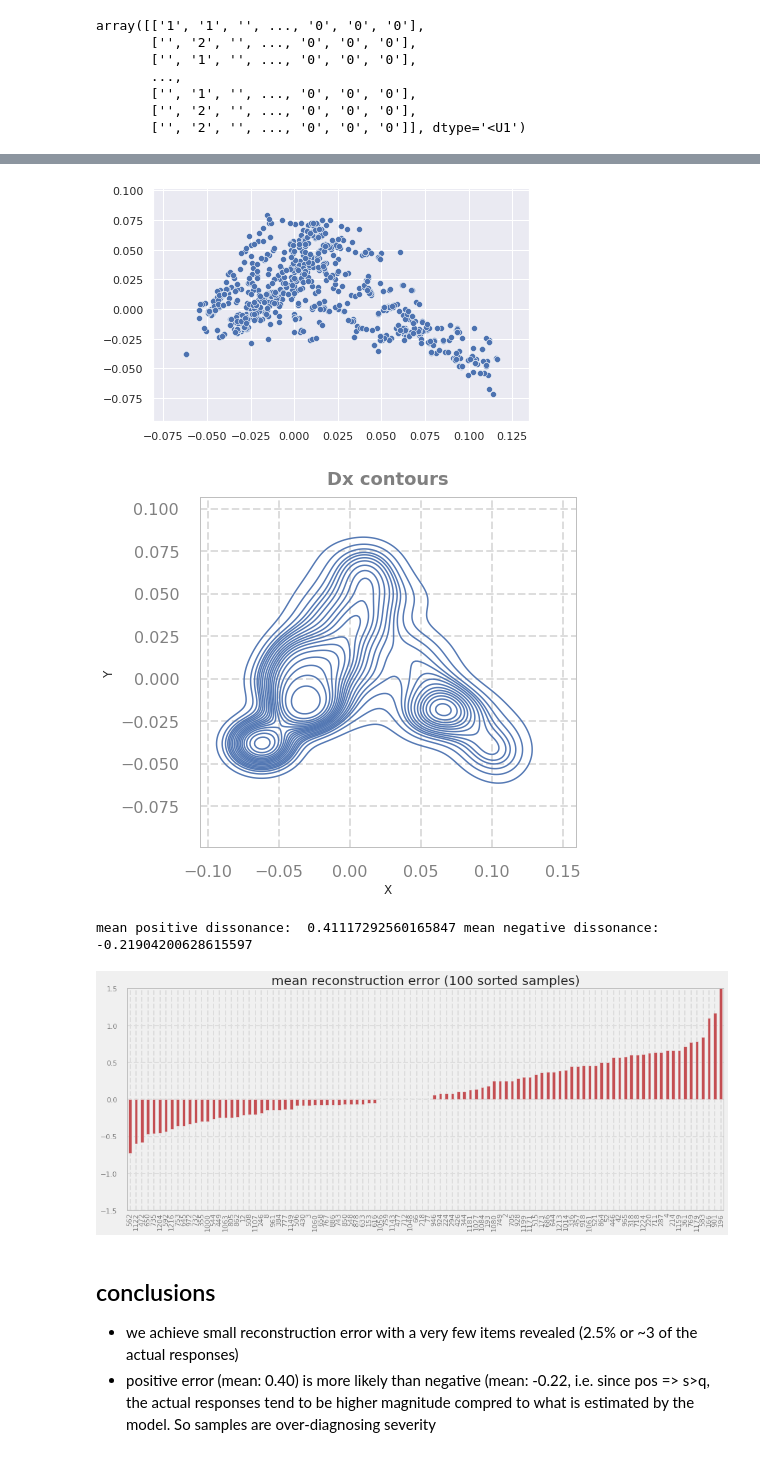
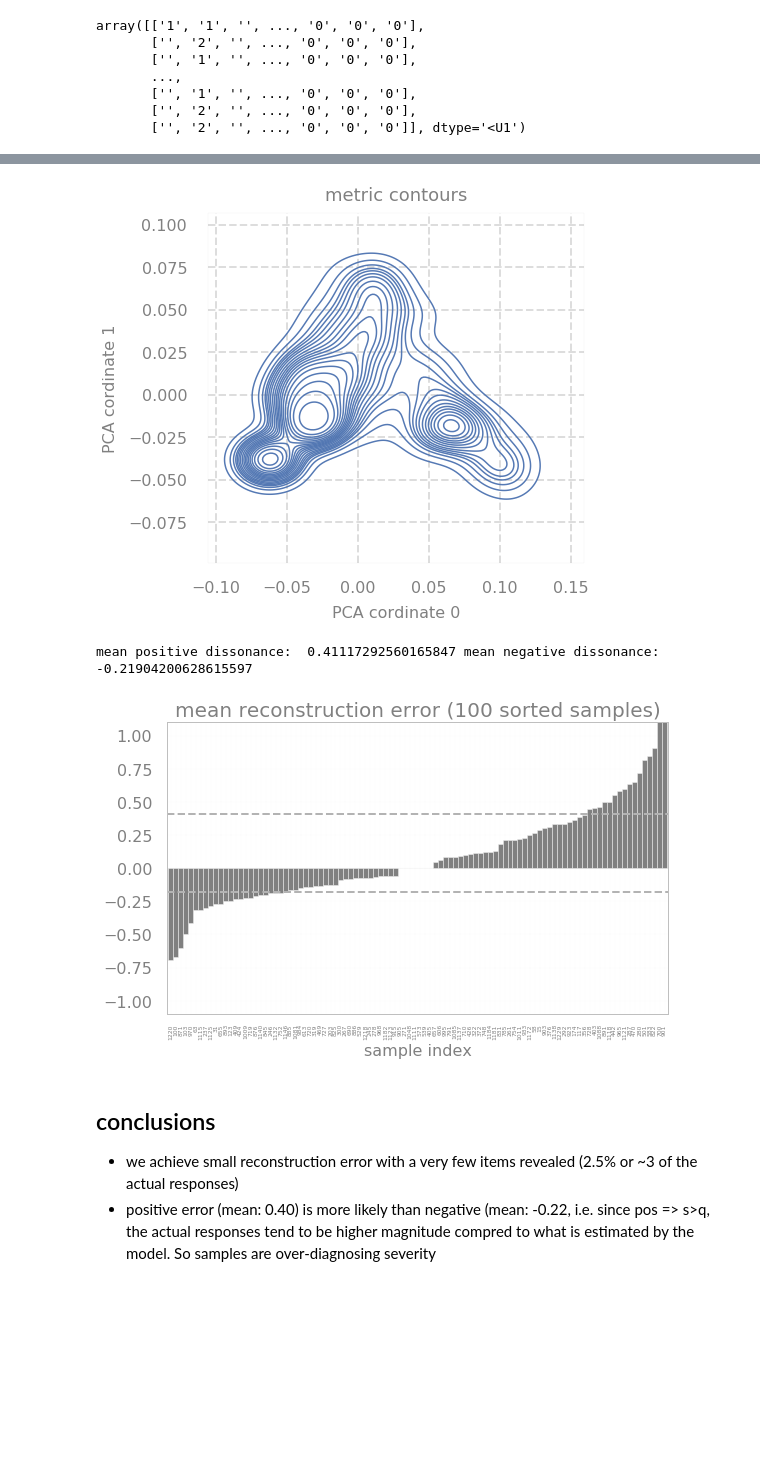
Before and after one commit to zeroknowledgediscovery/zcad, a Jupyter notebook: qanalysis/surveyNet001-bondcourt.ipynb, the cells around one changed output, grey strips where cells are left out. Saved outputs shown, nothing was run; the diff lists cells and outputs as text; code cells hidden in the pictures; blank space fills up the shorter version.

```diff
--- a/qanalysis/surveyNet001-bondcourt.ipynb
+++ b/qanalysis/surveyNet001-bondcourt.ipynb
@@ -116,14 +191,12 @@ ef=pca.fit_transform(xf)
 
 pd.DataFrame(ef).to_csv(PCAEFILE,header=None,index=None)
 
-sns.scatterplot(x=ef[:,0],y=ef[:,1]);
+#sns.scatterplot(x=ef[:,0],y=ef[:,1]);
 #plt.legend(bbox_to_anchor=(1.05, 1), loc=2, borderaxespad=0.);
-# %% [output]
-[figure, removed]
 # %%
 def varname(x):
     if x:
-        return '~False'
+        return 'False'
     return 'True'
 plt.style.use('fivethirtyeight')
 fig=plt.figure(figsize=[6,6])
@@ -136,7 +209,7 @@ pf=pd.DataFrame(ef,columns=['X','Y'])#.assign(ido=LABEL)
 #pf['dx']=[varname(x) for x in pf.dx]
 ax=sns.kdeplot(x='X',y='Y',fill=False,data=pf,alpha=.95,lw=2,levels=20,thresh=.05,palette=['.5','r'],fontsize=16)
 
-ax.set_title('Dx contours',fontsize=18,fontweight='bold',y=1.02,color='.5')
+ax.set_title('metric contours',fontsize=18,y=1.02,color='.5')
 plt.setp(ax.get_xticklabels(), fontsize=16,y=-.02)
 plt.setp(ax.get_yticklabels(), fontsize=16)
 #plt.setp(ax2.get_yticklabels(), fontsize=16)
@@ -149,16 +222,19 @@ ax.spines['right'].set_color('.75')
 ax.spines['left'].set_color('.75')
 ##ax.set_xlim(-100,100);
 ax.grid(color='#dddddd', linestyle='--', linewidth=2)
-plt.setp(ax.spines.values(), linewidth=1)
+plt.setp(ax.spines.values(), linewidth=.1)
 ax.tick_params(axis='x', colors='.5')    #setting up X-axis tick color to red
 ax.tick_params(axis='y', colors='.5',pad=15)  #setting up Y-axis tick color to black
 #ax.set_ylabel('density',fontsize=16,color='.5',labelpad=10)
 #ax.legend(fontsize=16)
+ax.set_ylabel('PCA cordinate 1',fontsize=16,color='.5',labelpad=10)
+ax.set_xlabel('PCA cordinate 0',fontsize=16,color='.5',labelpad=10)
+#ax.legend(fontsize=16)
 
 
 plt.savefig(OUTPUTDIR+'dxcontour'+'.png',dpi=600,bbox_inches='tight',transparent=True)
 # %% [output]
-[figure, old version]
+[figure, new version]
 # %%
 # the null response
 s_null=['']*len(X[0])
@@ -243,40 +319,39 @@ if REGEN:
     DF.to_csv(PREF+'Recon10.csv')
 DF=pd.read_csv(PREF+'Recon10.csv',index_col=0)
 # %%
-plt.figure(figsize=[15,6])
+fig=plt.figure(figsize=[8,5])
 sns.set()
 
 plt.style.use('fivethirtyeight')
 print('mean positive dissonance: ',DF[DF.recon>0].recon.mean(),
       'mean negative dissonance: ',DF[DF.recon<0].recon.mean())
-#plt.subplot(2,1,1)
-#plt.subplots_adjust(hspace=.5)
-#DF.iloc[:len(index1),:].recon.plot(kind='bar',color='r')
-DF.sample(100).recon.sort_values().plot(kind='bar',color='r')
-plt.gca().set_xlabel('')
-ax=plt.gca()
-ax.set_title('mean reconstruction error (100 sorted samples)',fontsize=20);
+
+ax=DF.sample(100).recon.sort_values().plot(kind='bar',color='.5',width=1)
+ax.set_title('mean reconstruction error (100 sorted samples)',fontsize=20,color='.5');
 #ax.legend(['error'],fontsize=18)
-ax.set_ylim(-1.5,1.5)
+ax.set_ylim(-1.1,1.1)
+ax.plot(ax.get_xlim(),DF[DF.recon>0].recon.mean()*np.array([1,1]),'--',lw=2,color='.7')
+ax.plot(ax.get_xlim(),DF[DF.recon<=0].recon.mean()*np.array([1,1]),'--',lw=2,color='.7')
 
-#plt.setp(ax.get_xticklabels(), fontsize=16,y=-.02)
-#plt.setp(ax.get_yticklabels(), fontsize=16)
+plt.setp(ax.get_xticklabels(), fontsize=6,y=-.02)
+plt.setp(ax.get_yticklabels(), fontsize=16)
 ax.set_facecolor((1.0, 0.47, 0.42,0))
-fig.set_facecolor((1,0,1,0))
+fig.set_facecolor((1,1,1,0))
 ax.spines['bottom'].set_color('.75')
 ax.spines['top'].set_color('.75')
 ax.spines['right'].set_color('.75')
 ax.spines['left'].set_color('.75')
-ax.grid(color='#dddddd', linestyle='--', linewidth=2)
+ax.grid(color='#dddddd', linestyle='--', linewidth=.1)
 plt.setp(ax.spines.values(), linewidth=1)
 ax.tick_params(axis='x', colors='.5')    #setting up X-axis tick color to red
 ax.tick_params(axis='y', colors='.5',pad=15)  #setting up Y-axis tick color to black
+ax.set_xlabel('sample index',fontsize=16,color='.5')
 
 
 plt.savefig(PREF+'recosntruction'+'.png',dpi=600,bbox_inches='tight',transparent=True)
 # %% [output]
 mean positive dissonance:  0.41117292560165847 mean negative dissonance:  -0.21904200628615597
-[figure, old version]
+[figure, new version]
 # %% [markdown]
 ## conclusions
 + we achieve small reconstruction error with a very few items revealed (2.5% or ~3 of the actual responses)
```
Also changed, not shown: parts of 34 cells of this notebook, 20 other files.
